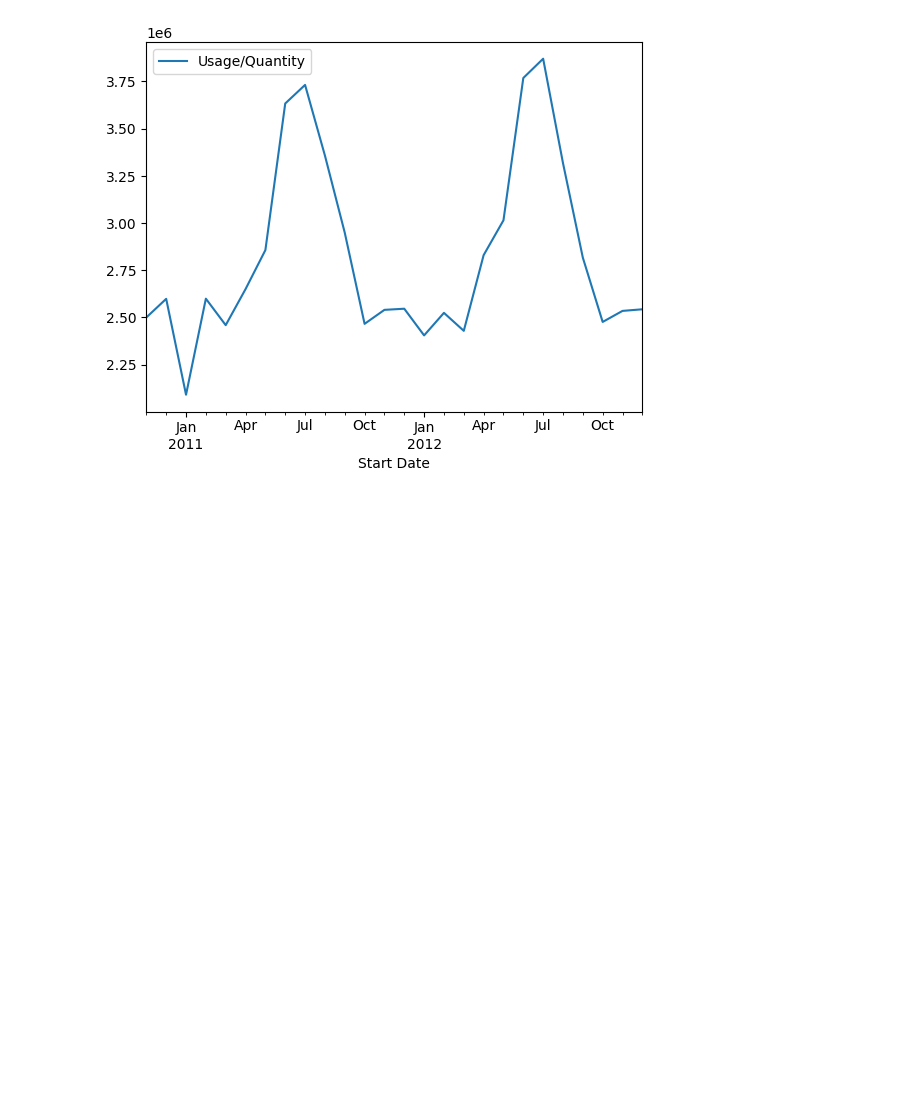
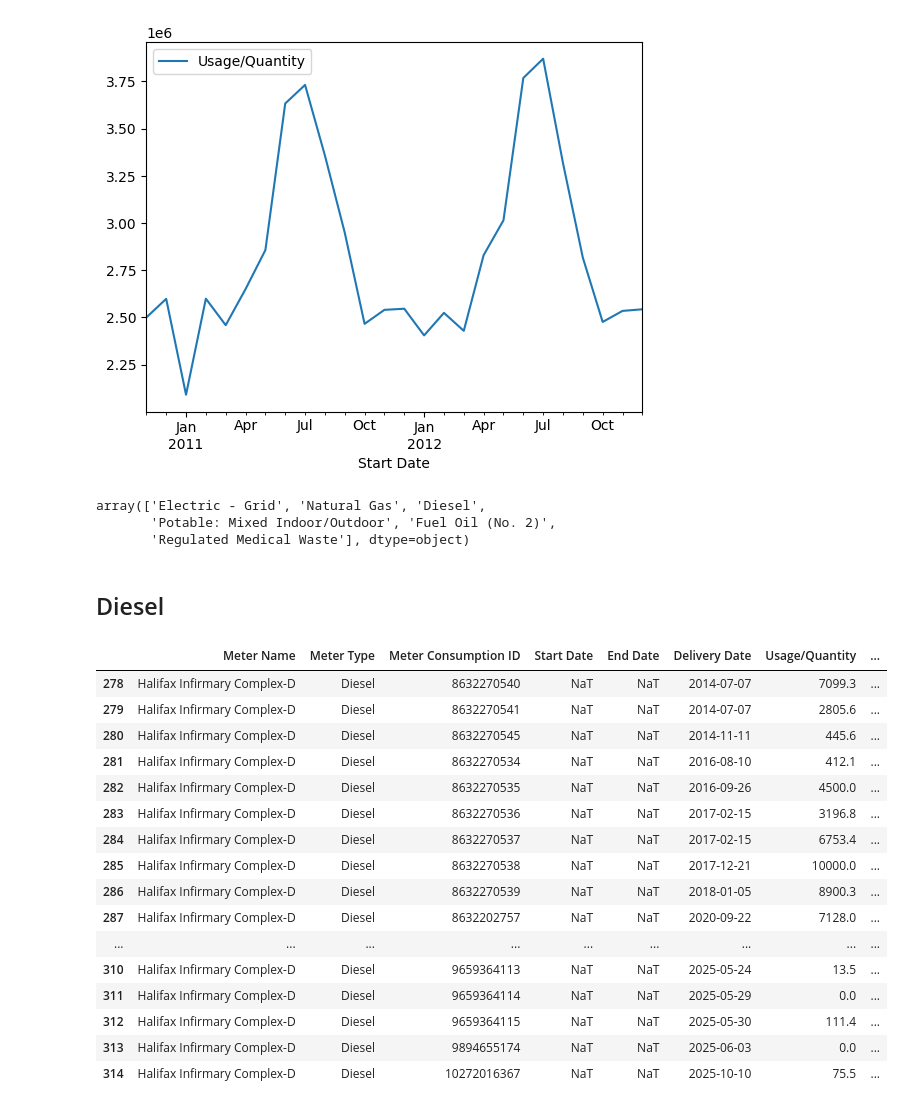
Before and after one commit to saeed-saffari/CPHSC, a Jupyter notebook: O-LCA/Halifax_Infirmary_Complex_meters.ipynb, the cells around one changed output. Cells and saved outputs as stored; diff of their text form; code cells hidden in the pictures; blank space fills up the shorter version.

```diff
--- a/O-LCA/Halifax_Infirmary_Complex_meters.ipynb
+++ b/O-LCA/Halifax_Infirmary_Complex_meters.ipynb
@@ -293,3 +303,34 @@ Electric[Electric.Year<2013].plot(x='Start Date',y='Usage/Quantity')
 # %% [output]
 <Axes: xlabel='Start Date'>
 [figure]
+# %%
+df_2['Meter Type'].unique()
+# %% [output]
+array(['Electric - Grid', 'Natural Gas', 'Diesel',
+       'Potable: Mixed Indoor/Outdoor', 'Fuel Oil (No. 2)',
+       'Regulated Medical Waste'], dtype=object)
+# %% [markdown]
+## Diesel
+# %%
+Diesel = group_df.get_group('Diesel')
+
+Diesel.loc[:,'Year'] = Diesel['Delivery Date'].dt.year
+Diesel
+# %% [output]
+|  | Meter Name | Meter Type | Meter Consumption ID | Start Date | End Date | Delivery Date | Usage/Quantity | ... |
+| 278 | Halifax Infirmary Complex-D | Diesel | 8632270540 | NaT | NaT | 2014-07-07 | 7099.3 | ... |
+| 279 | Halifax Infirmary Complex-D | Diesel | 8632270541 | NaT | NaT | 2014-07-07 | 2805.6 | ... |
+| 280 | Halifax Infirmary Complex-D | Diesel | 8632270545 | NaT | NaT | 2014-11-11 | 445.6 | ... |
+| 281 | Halifax Infirmary Complex-D | Diesel | 8632270534 | NaT | NaT | 2016-08-10 | 412.1 | ... |
+| 282 | Halifax Infirmary Complex-D | Diesel | 8632270535 | NaT | NaT | 2016-09-26 | 4500.0 | ... |
+| 283 | Halifax Infirmary Complex-D | Diesel | 8632270536 | NaT | NaT | 2017-02-15 | 3196.8 | ... |
+| 284 | Halifax Infirmary Complex-D | Diesel | 8632270537 | NaT | NaT | 2017-02-15 | 6753.4 | ... |
+| 285 | Halifax Infirmary Complex-D | Diesel | 8632270538 | NaT | NaT | 2017-12-21 | 10000.0 | ... |
+| 286 | Halifax Infirmary Complex-D | Diesel | 8632270539 | NaT | NaT | 2018-01-05 | 8900.3 | ... |
+| 287 | Halifax Infirmary Complex-D | Diesel | 8632202757 | NaT | NaT | 2020-09-22 | 7128.0 | ... |
+| ... | ... | ... | ... | ... | ... | ... | ... | ... |
+| 310 | Halifax Infirmary Complex-D | Diesel | 9659364113 | NaT | NaT | 2025-05-24 | 13.5 | ... |
+| 311 | Halifax Infirmary Complex-D | Diesel | 9659364114 | NaT | NaT | 2025-05-29 | 0.0 | ... |
+| 312 | Halifax Infirmary Complex-D | Diesel | 9659364115 | NaT | NaT | 2025-05-30 | 111.4 | ... |
+| 313 | Halifax Infirmary Complex-D | Diesel | 9894655174 | NaT | NaT | 2025-06-03 | 0.0 | ... |
+| 314 | Halifax Infirmary Complex-D | Diesel | 10272016367 | NaT | NaT | 2025-10-10 | 75.5 | ... |
```
Also changed, not shown: parts of 9 cells of this notebook.
